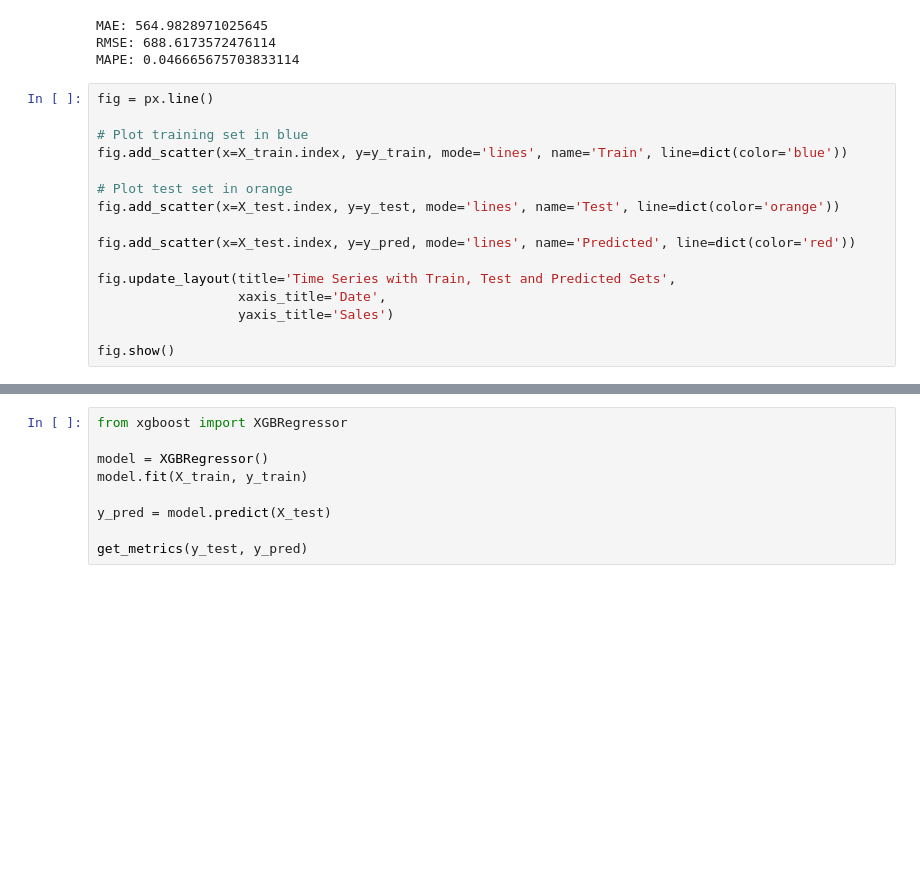
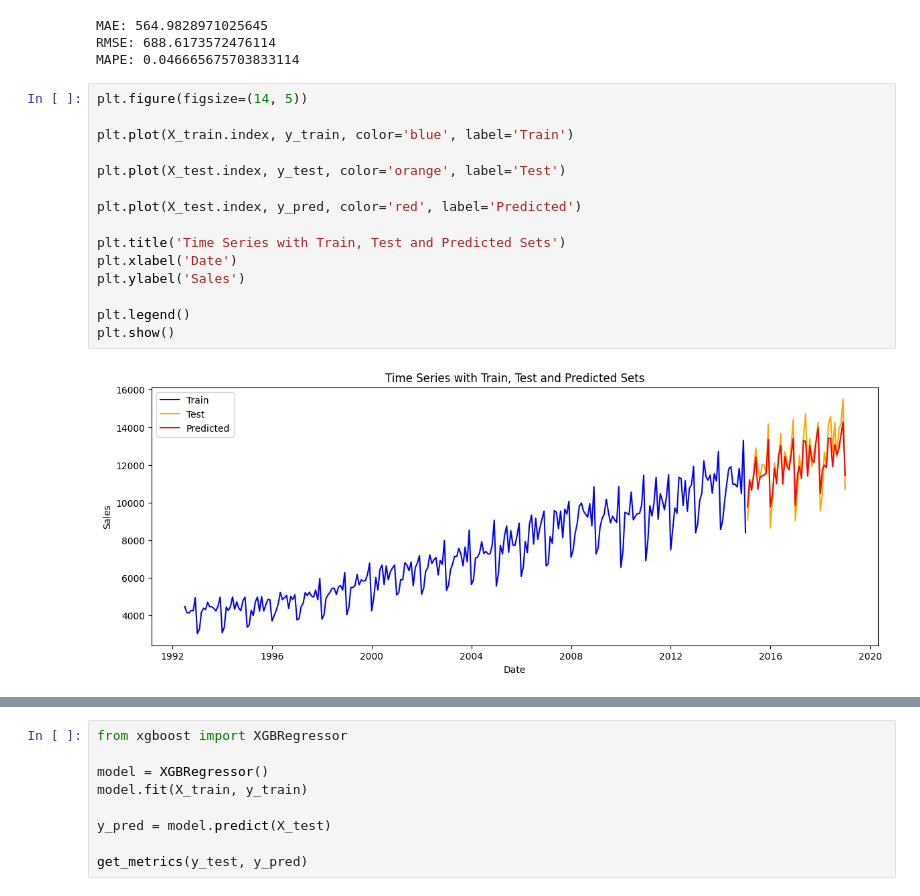
Before and after one commit to pdstiago/UFRJ-Analytica, a Jupyter notebook: Materiais/Time Series/Time Series.ipynb, the cells around one changed output, grey strips where cells are left out. Saved outputs shown, nothing was run; the diff lists cells and outputs as text; blank space fills up the shorter version.

```diff
--- a/Materiais/Time Series/Time Series.ipynb
+++ b/Materiais/Time Series/Time Series.ipynb
@@ -406,19 +404,20 @@ get_metrics(y_test, y_pred)
 MAE: 564.9828971025645
 RMSE: 688.6173572476114
 MAPE: 0.046665675703833114
-# %%
-fig = px.line()
-
-# Plot training set in blue
-fig.add_scatter(x=X_train.index, y=y_train, mode='lines', name='Train', line=dict(color='blue'))
-
-# Plot test set in orange
-fig.add_scatter(x=X_test.index, y=y_test, mode='lines', name='Test', line=dict(color='orange'))
-
-fig.add_scatter(x=X_test.index, y=y_pred, mode='lines', name='Predicted', line=dict(color='red'))
-
-fig.update_layout(title='Time Series with Train, Test and Predicted Sets',
-                  xaxis_title='Date',
-                  yaxis_title='Sales')
-
-fig.show()
+# %%
+plt.figure(figsize=(14, 5))
+
+plt.plot(X_train.index, y_train, color='blue', label='Train')
+
+plt.plot(X_test.index, y_test, color='orange', label='Test')
+
+plt.plot(X_test.index, y_pred, color='red', label='Predicted')
+
+plt.title('Time Series with Train, Test and Predicted Sets')
+plt.xlabel('Date')
+plt.ylabel('Sales')
+
+plt.legend()
+plt.show()
+# %% [output]
+[figure, added]
```
Also changed, not shown: parts of 23 cells of this notebook.
